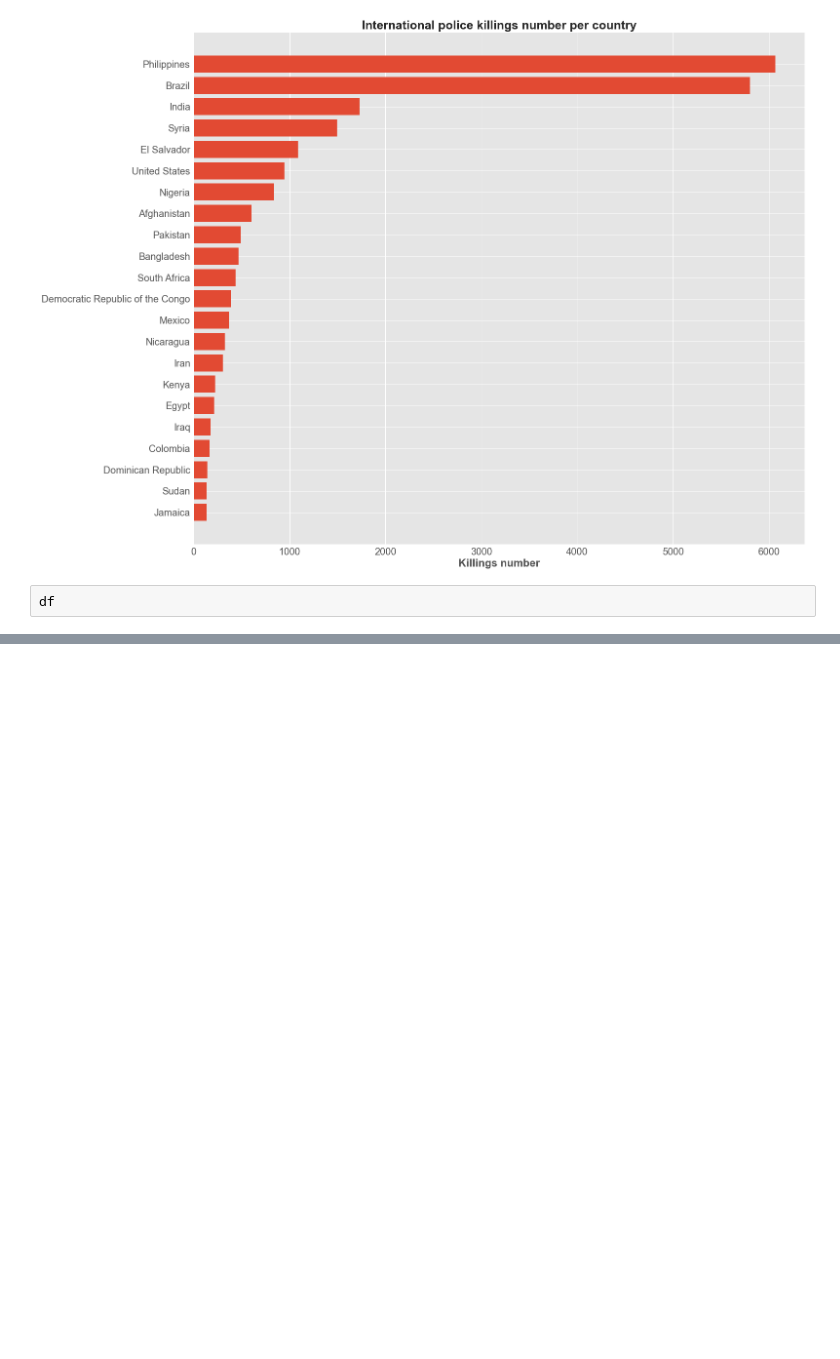
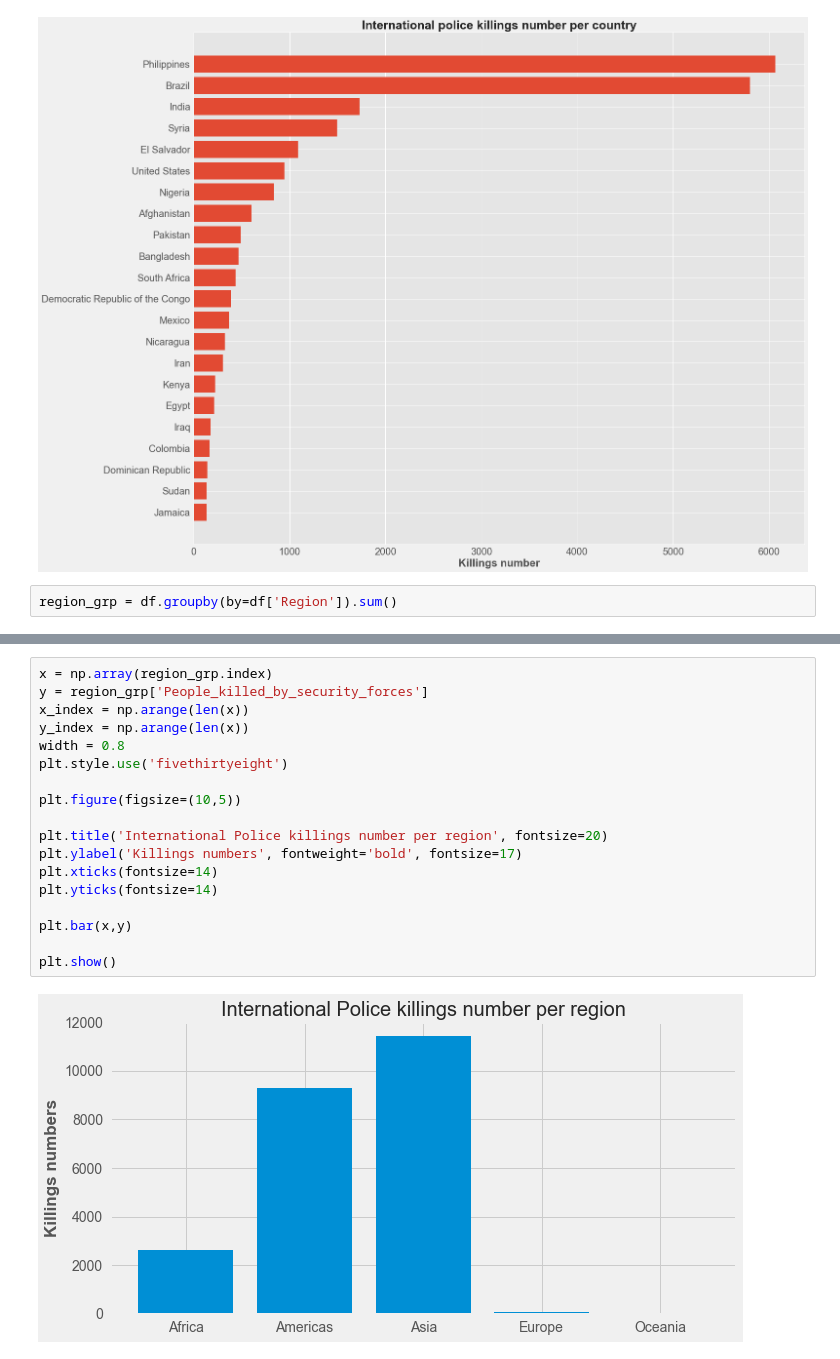
Before and after one commit to adrguibar/CSS, a Jupyter notebook: Police international killing rates.ipynb, the cells around one changed output, grey strips where cells are left out. Drawn from its saved outputs; the diff is of its cells as text; blank space fills up the shorter version.

Commit message:
police killings per region

```diff
--- a/Police international killing rates.ipynb
+++ b/Police international killing rates.ipynb
@@ -57,4 +57,4 @@ plt.show()
 # %% [output]
 [figure]
 # %%
-df
+region_grp = df.groupby(by=df['Region']).sum()
@@ -78,0 +61,20 @@ df
+# %%
+x = np.array(region_grp.index)
+y = region_grp['People_killed_by_security_forces']
+x_index = np.arange(len(x))
+y_index = np.arange(len(x))
+width = 0.8
+plt.style.use('fivethirtyeight')
+
+plt.figure(figsize=(10,5))
+
+plt.title('International Police killings number per region', fontsize=20)
+plt.ylabel('Killings numbers', fontweight='bold', fontsize=17)
+plt.xticks(fontsize=14)
+plt.yticks(fontsize=14)
+
+plt.bar(x,y)
+
+plt.show()
+# %% [output]
+[figure, added]
```
Also changed, not shown: parts of 1 cell of this notebook.
